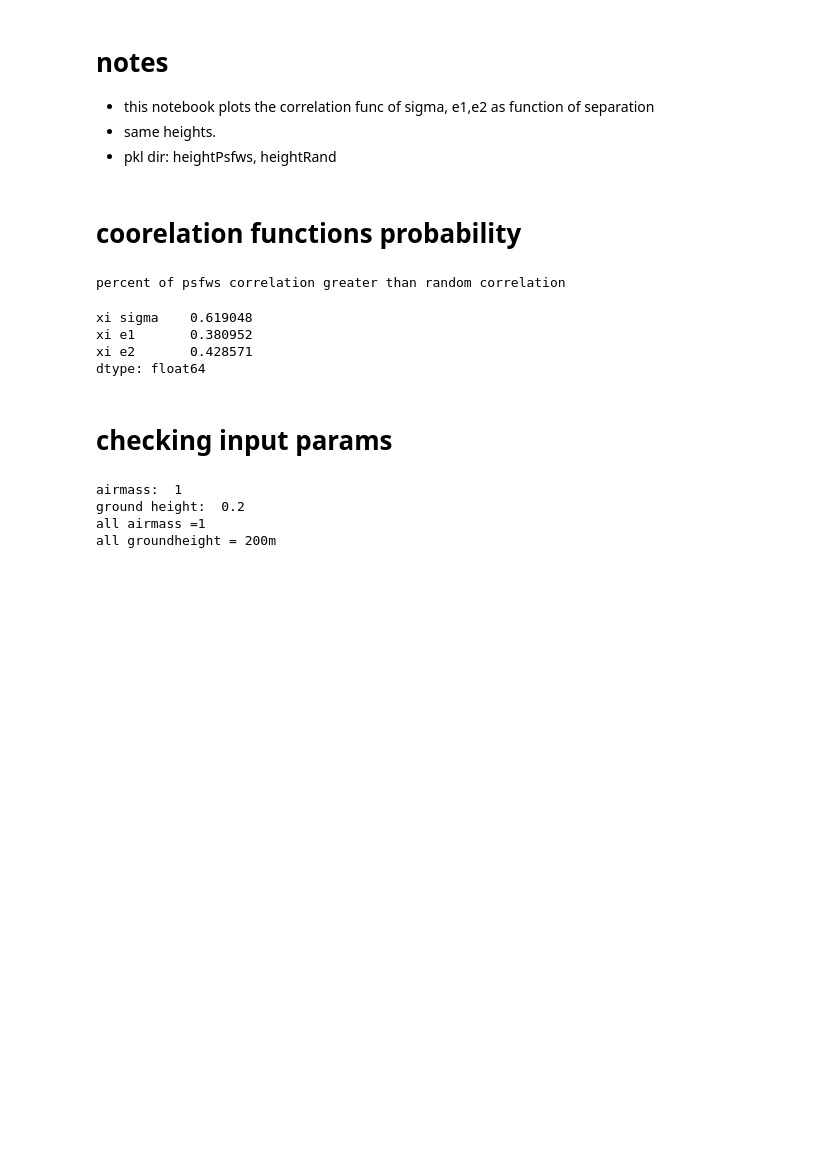
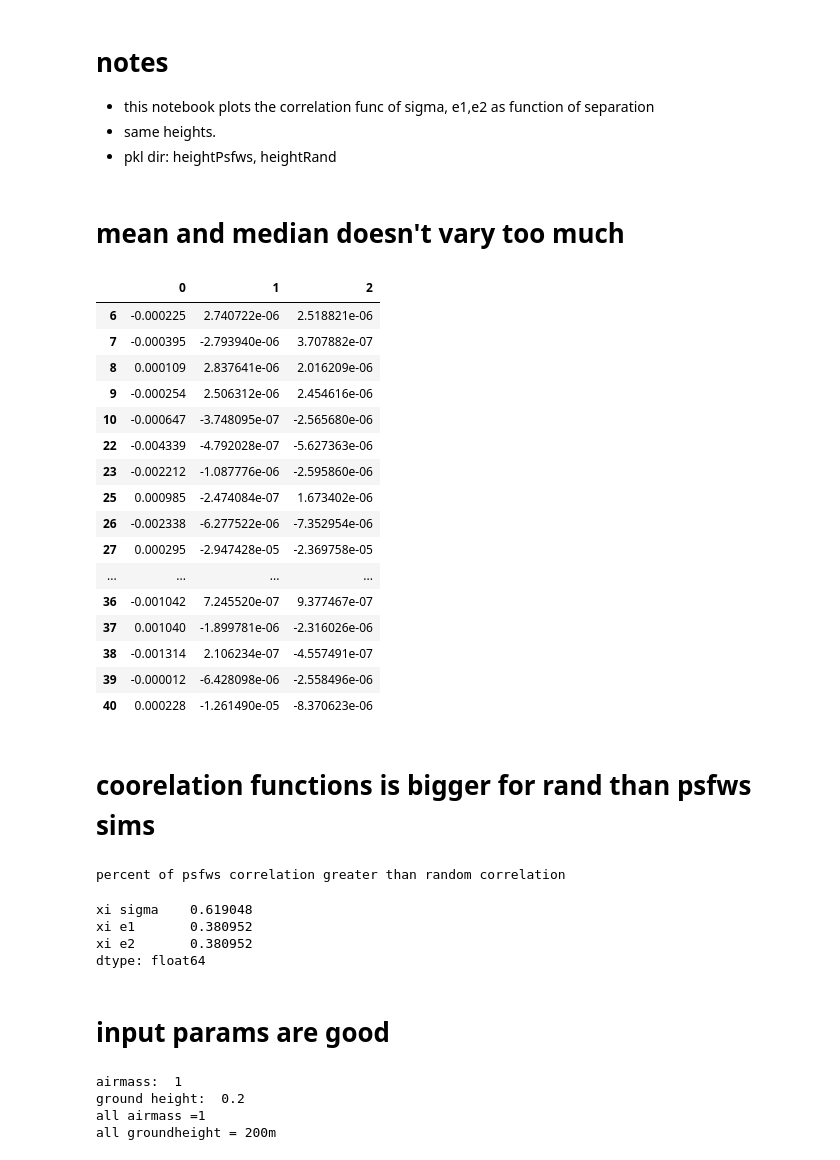
Before and after one commit to insepien/psf, a Jupyter notebook: statsplot_same_h.ipynb, the cells around one changed output. Drawn from its saved outputs; the diff is of its cells as text; code cells hidden in the pictures; blank space fills up the shorter version.

```diff
--- a/statsplot_same_h.ipynb
+++ b/statsplot_same_h.ipynb
@@ -87,23 +90,45 @@ for i in ([6, 7, 8, 9,10, 22, 23, 25, 26, 27]+list(range(30,41))):
 
     rsP = xs
     rsR = xsR
+# %% [markdown]
+# mean and median doesn't vary too much
+# %%
+(pd.DataFrame(a)-pd.DataFrame(xi_medP)).T
+# %% [output]
+|  | 0 | 1 | 2 |
+| 6 | -0.000225 | 2.740722e-06 | 2.518821e-06 |
+| 7 | -0.000395 | -2.793940e-06 | 3.707882e-07 |
+| 8 | 0.000109 | 2.837641e-06 | 2.016209e-06 |
+| 9 | -0.000254 | 2.506312e-06 | 2.454616e-06 |
+| 10 | -0.000647 | -3.748095e-07 | -2.565680e-06 |
+| 22 | -0.004339 | -4.792028e-07 | -5.627363e-06 |
+| 23 | -0.002212 | -1.087776e-06 | -2.595860e-06 |
+| 25 | 0.000985 | -2.474084e-07 | 1.673402e-06 |
+| 26 | -0.002338 | -6.277522e-06 | -7.352954e-06 |
+| 27 | 0.000295 | -2.947428e-05 | -2.369758e-05 |
+| ... | ... | ... | ... |
+| 36 | -0.001042 | 7.245520e-07 | 9.377467e-07 |
+| 37 | 0.001040 | -1.899781e-06 | -2.316026e-06 |
+| 38 | -0.001314 | 2.106234e-07 | -4.557491e-07 |
+| 39 | -0.000012 | -6.428098e-06 | -2.558496e-06 |
+| 40 | 0.000228 | -1.261490e-05 | -8.370623e-06 |
 # %% [markdown]
- # coorelation functions probability
+ # coorelation functions is bigger for rand than psfws sims
 # %%
 # psfws corr
-p = pd.DataFrame(xi_meanP, index=["xi sigma", "xi e1", "xi e2"]).T
+p = pd.DataFrame(xi_medP, index=["xi sigma", "xi e1", "xi e2"]).T
 # random corr
-r = pd.DataFrame(xi_meanR, index=["xi sigma", "xi e1", "xi e2"]).T
+r = pd.DataFrame(xi_medR, index=["xi sigma", "xi e1", "xi e2"]).T
 print("percent of psfws correlation greater than random correlation")
 (p > r).sum(axis=0)/(p > r).shape[0]
 # %% [output]
 percent of psfws correlation greater than random correlation
 xi sigma    0.619048
 xi e1       0.380952
-xi e2       0.428571
+xi e2       0.380952
 dtype: float64
 # %% [markdown]
-# checking input params
+# input params are good
 # %%
 print("airmass: ", airmass[6])
 print("ground height: ", groundh[6])
```
Also changed, not shown: parts of 9 cells of this notebook.
